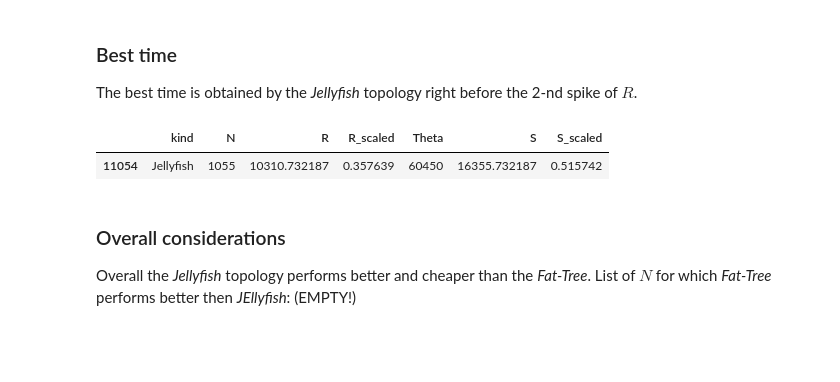
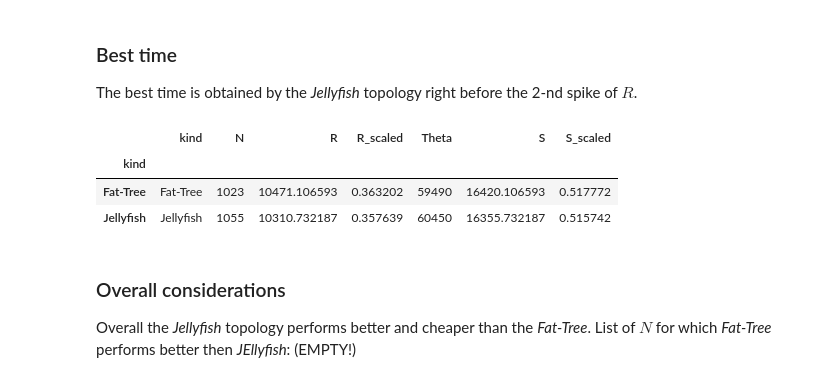
Before and after one commit to Mamiglia/NBD-DC_HW1, a Jupyter notebook: part-two.ipynb, the cells around one changed output. Saved outputs shown, nothing was run; the diff lists cells and outputs as text; code cells hidden in the pictures; blank space fills up the shorter version.

```diff
--- a/part-two.ipynb
+++ b/part-two.ipynb
@@ -340,13 +345,17 @@ plt.gca().xaxis.grid(False)
 # %% [markdown]
 ### Best time
 The best time is obtained by the _Jellyfish_ topology right before the 2-nd spike of $R$.
-# %%
-best_time = trials.R.min()
-
-trials[trials.R == best_time]
-# %% [output]
-|  | kind | N | R | R_scaled | Theta | S | S_scaled |
-| 11054 | Jellyfish | 1055 | 10310.732187 | 0.357639 | 60450 | 16355.732187 | 0.515742 |
+# %%
+best_time = trials\
+    .groupby('kind')\
+    .apply( lambda x: x.nsmallest(1, 'R'))\
+    .reset_index(1, drop=True)
+best_time
+# %% [output]
+|  | kind | N | R | R_scaled | Theta | S | S_scaled |
+| kind |  |  |  |  |  |  |  |
+| Fat-Tree | Fat-Tree | 1023 | 10471.106593 | 0.363202 | 59490 | 16420.106593 | 0.517772 |
+| Jellyfish | Jellyfish | 1055 | 10310.732187 | 0.357639 | 60450 | 16355.732187 | 0.515742 |
 # %% [markdown]
 ### Overall considerations
 Overall the _Jellyfish_ topology performs better and cheaper than the _Fat-Tree_. List of $N$ for which _Fat-Tree_ performs better then _JEllyfish_: (EMPTY!)
```
Also changed, not shown: parts of 8 cells of this notebook.
